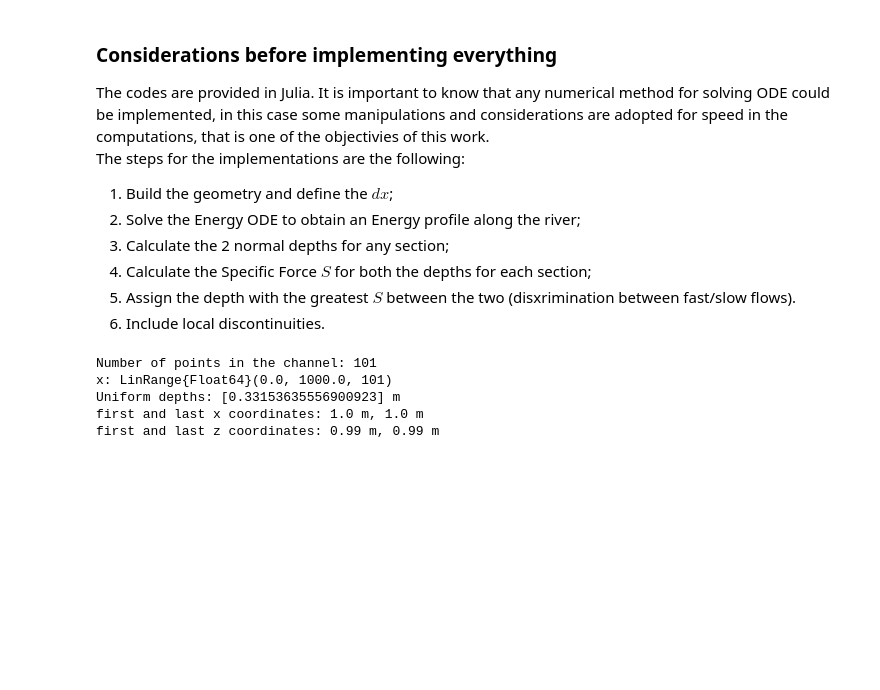
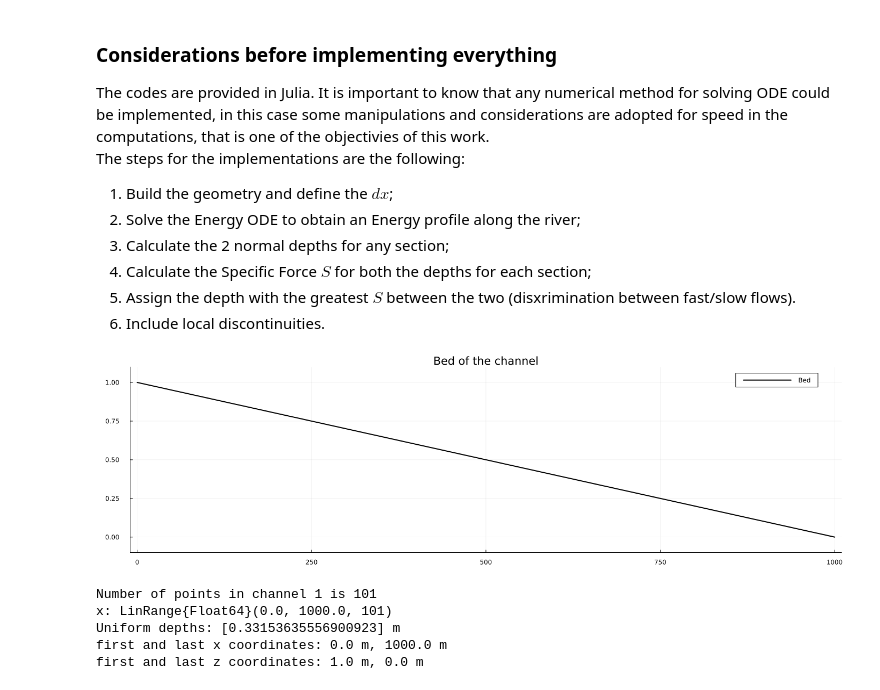
Before and after one commit to AmeGit01/Steady_SWE, a Jupyter notebook: 1D_SWE.ipynb, the cells around one changed output. Saved outputs shown, nothing was run; the diff lists cells and outputs as text; code cells hidden in the pictures; blank space fills up the shorter version.

```diff
--- a/1D_SWE.ipynb
+++ b/1D_SWE.ipynb
@@ -79,41 +79,54 @@ end #function
     for n in 1:n_points
         z[n] = -iF * x[n] + dz_tot # z coordinate is a linear function of x, with slope iF
     end
-    return z
+    # return z
 end
 
 
 L = [1000.0]        # length of the channel [m]
 Q = 20.0            # discharge [m^3/s] Q = Ω Ks R^2/3 iF^1/2
 B = [100.0]         # width of the channel [m]
 Ks = 40.0           # Strickler coefficient [m^(1/3)/s] Ks = 1/n
 iF = [0.001]        # slope of the channel
 dx = 10.0           # distance between the points of the channel [m]
 
 
 n_segments = 1 # number of segments of the channel (with different slopes)
 d_uniform = Array{Float64}(undef, n_segments) # array to store the uniform depths
 X = Float64[] # x coordinates of the points in the channel
 Z = Float64[] # z coordinates of the points in the channel
 for n in 1:n_segments
     d_uniform[n] = evaluate_uniform_depth(Q, B[n], L[n], Ks, iF[n])
     L[n]%dx ≠ 0 && error("The length of the channel must be a multiple of dx")
     n_points = Int(L[n]/dx) + 1         # number of points in the channel
-    println("Number of points in the channel: ", n_points)
+    println("Number of points in channel ", n, " is ",  n_points)
     x = LinRange(0, L[n], n_points)                     # x coordinates of the points
     println("x: ", x)
     z = zeros(n_points)                 # z coordinates of the points, initially all zero
-    x, z = build_bed!(z, x, dx, iF[n], n_points) # build the bed of the channel
+    build_bed!(z, x, dx, iF[n], n_points) # build the bed of the channel
     X = n == 1 ? x : [X, x]
     Z = n == 1 ? z : [Z, z] # concatenate the arrays for the first segment or the others
 end
 
+# The water elevation has no need to be initialized, just the two extreems values for the BC
+# The BC are always the uniform flow depth:
+α = 1.0 # correction factor for the non prismaticity of the channel
+eL = d_uniform[1] + Q^2 / (2 * g * (B[1] * d_uniform[1])^2) # water elevation at the left boundary [begin]
+eL = d_uniform[1] + Q^2 / (2 * g * (B[1] * d_uniform[1])^2) # water elevation at the left boundary [end]
+
+
 println("Uniform depths: ", d_uniform, " m")
 println("first and last x coordinates: ", X[begin], " m, ", X[end], " m")
 println("first and last z coordinates: ", Z[begin], " m, ", Z[end], " m")
+
+p1 = plot(X, Z, label="Bed", xlabel="x [m]", ylabel="z [m]", title="Bed of the channel", legend=:topright,
+    grid=true, xlims=(X[begin]-10, X[end]+10), ylims=(minimum(Z)-0.1, 1.1 * maximum(Z)), color="black", linewidth=2,
+    size=(1400, 400))
+display(p1)
 # %% [output]
+[figure, added]
-Number of points in the channel: 101
+Number of points in channel 1 is 101
 x: LinRange{Float64}(0.0, 1000.0, 101)
 Uniform depths: [0.33153635556900923] m
-first and last x coordinates: 1.0 m, 1.0 m
-first and last z coordinates: 0.99 m, 0.99 m
+first and last x coordinates: 0.0 m, 1000.0 m
+first and last z coordinates: 1.0 m, 0.0 m
```
